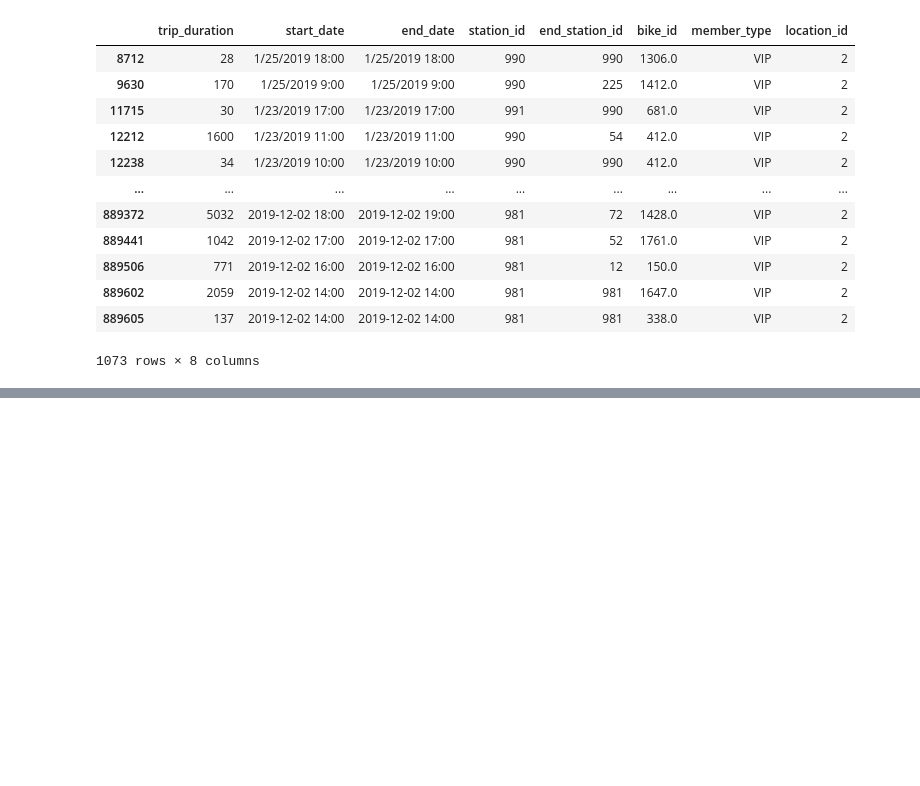
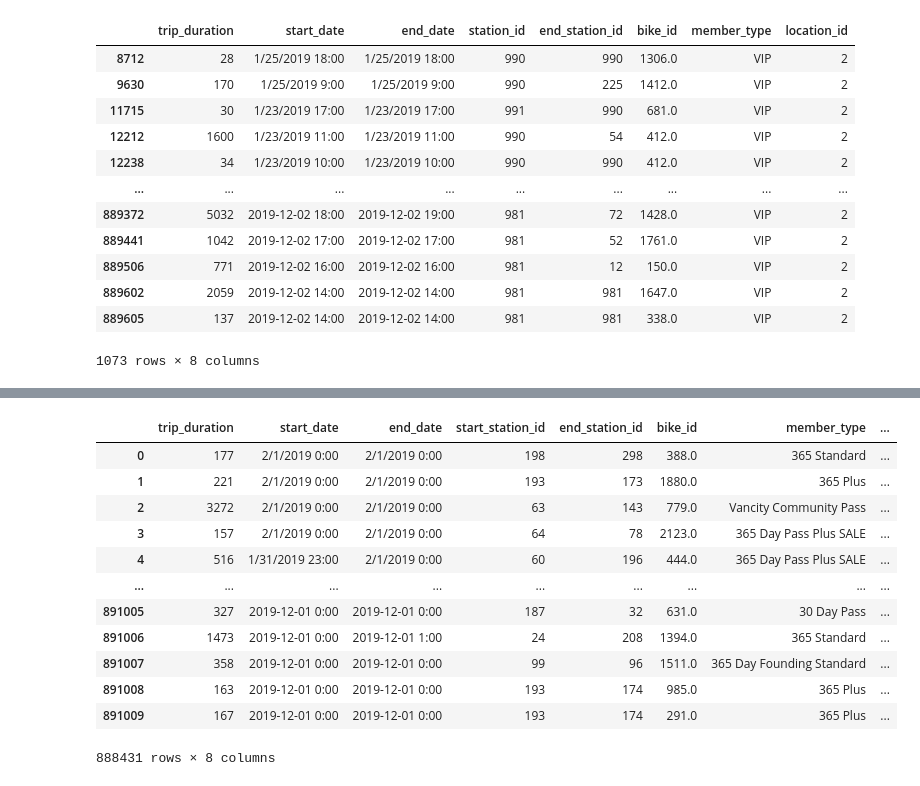
Before and after one commit to JeganS948/project2, a Jupyter notebook: locations.ipynb, the cells around one changed output, grey strips where cells are left out. Drawn from its saved outputs; the diff is of its cells as text; code cells hidden in the pictures; blank space fills up the shorter version.

```diff
--- a/locations.ipynb
+++ b/locations.ipynb
@@ -344,0 +382,19 @@ missing_start
+# %%
+vancouver = vancouver[vancouver["start_station_id"].isin(all_stns_df["station_id"])]
+vancouver = vancouver[vancouver["end_station_id"].isin(all_stns_df["station_id"])]
+# %%
+vancouver
+# %% [output]
+|  | trip_duration | start_date | end_date | start_station_id | end_station_id | bike_id | member_type | ... |
+| 0 | 177 | 2/1/2019 0:00 | 2/1/2019 0:00 | 198 | 298 | 388.0 | 365 Standard | ... |
+| 1 | 221 | 2/1/2019 0:00 | 2/1/2019 0:00 | 193 | 173 | 1880.0 | 365 Plus | ... |
+| 2 | 3272 | 2/1/2019 0:00 | 2/1/2019 0:00 | 63 | 143 | 779.0 | Vancity Community Pass | ... |
+| 3 | 157 | 2/1/2019 0:00 | 2/1/2019 0:00 | 64 | 78 | 2123.0 | 365 Day Pass Plus SALE | ... |
+| 4 | 516 | 1/31/2019 23:00 | 2/1/2019 0:00 | 60 | 196 | 444.0 | 365 Day Pass Plus SALE | ... |
+| ... | ... | ... | ... | ... | ... | ... | ... | ... |
+| 891005 | 327 | 2019-12-01 0:00 | 2019-12-01 0:00 | 187 | 32 | 631.0 | 30 Day Pass | ... |
+| 891006 | 1473 | 2019-12-01 0:00 | 2019-12-01 1:00 | 24 | 208 | 1394.0 | 365 Standard | ... |
+| 891007 | 358 | 2019-12-01 0:00 | 2019-12-01 0:00 | 99 | 96 | 1511.0 | 365 Day Founding Standard | ... |
+| 891008 | 163 | 2019-12-01 0:00 | 2019-12-01 0:00 | 193 | 174 | 985.0 | 365 Plus | ... |
+| 891009 | 167 | 2019-12-01 0:00 | 2019-12-01 0:00 | 193 | 174 | 291.0 | 365 Plus | ... |
+888431 rows × 8 columns
```
Also changed, not shown: parts of 6 cells of this notebook.
